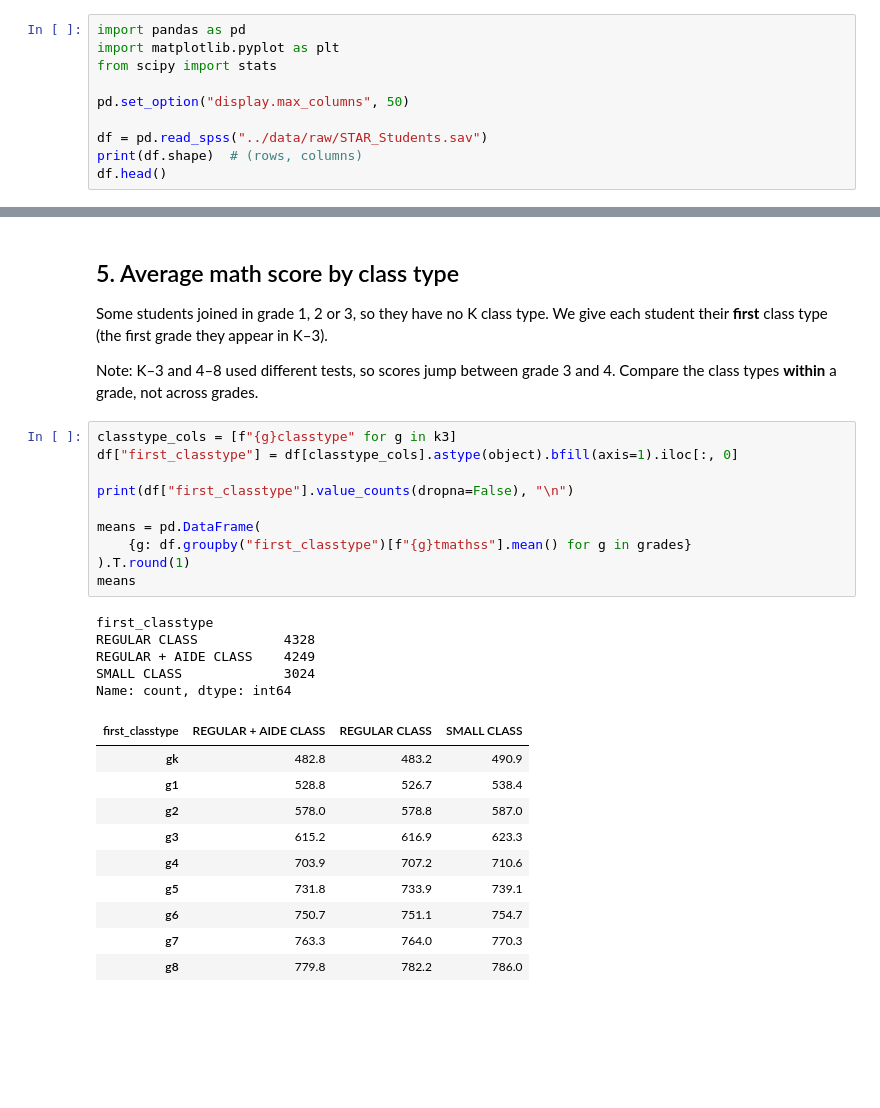
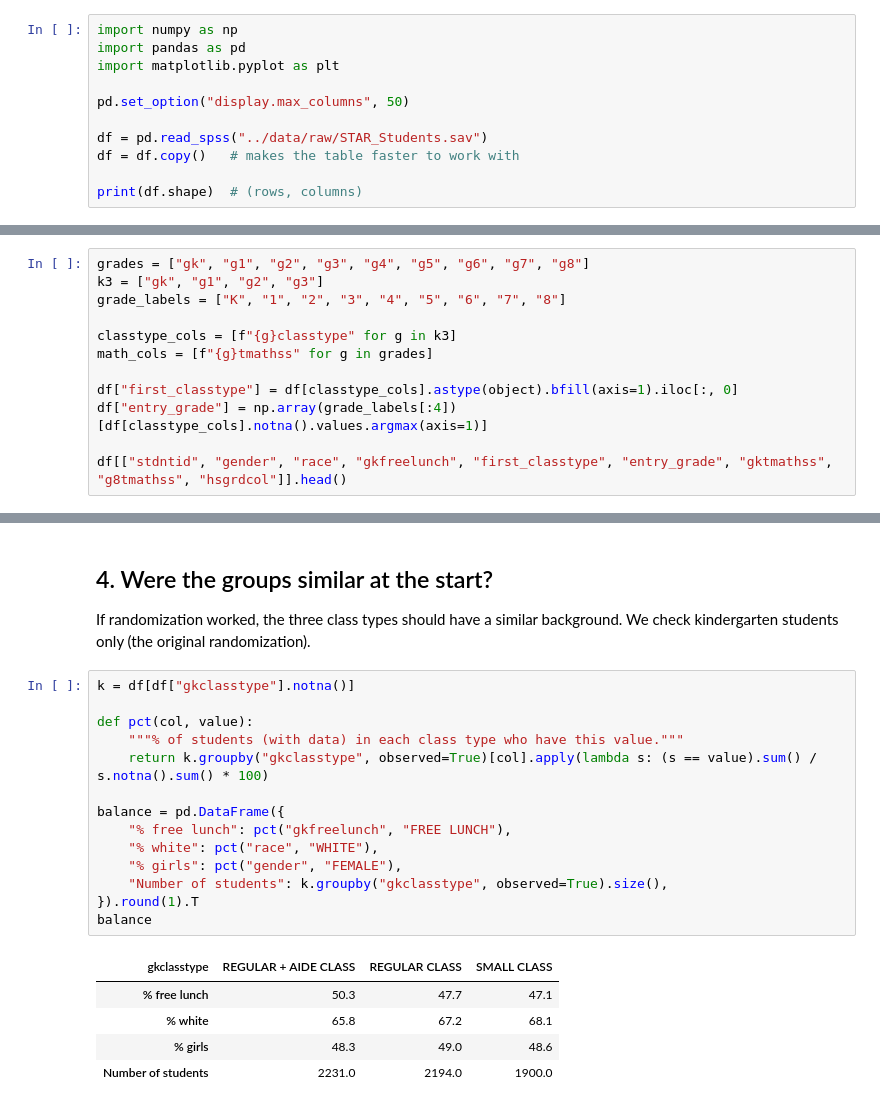
Before and after one commit to itai-wachtel/star-stat-project, a Jupyter notebook: notebooks/01_explore_data.ipynb, the cells around one changed output, grey strips where cells are left out. Cells and saved outputs as stored; diff of their text form; blank space fills up the shorter version.

```diff
--- a/notebooks/01_explore_data.ipynb
+++ b/notebooks/01_explore_data.ipynb
@@ -10,11 +22,12 @@ Each row is one student. Put `STAR_Students.sav` in `data/raw/` before running.
 # %%
+import numpy as np
 import pandas as pd
 import matplotlib.pyplot as plt
-from scipy import stats
 
 pd.set_option("display.max_columns", 50)
 
 df = pd.read_spss("../data/raw/STAR_Students.sav")
+df = df.copy()   # makes the table faster to work with
+
 print(df.shape)  # (rows, columns)
-df.head()
 # %% [output]
@@ -102,0 +58,12 @@ dtype: int64
+# %%
+grades = ["gk", "g1", "g2", "g3", "g4", "g5", "g6", "g7", "g8"]
+k3 = ["gk", "g1", "g2", "g3"]
+grade_labels = ["K", "1", "2", "3", "4", "5", "6", "7", "8"]
+
+classtype_cols = [f"{g}classtype" for g in k3]
+math_cols = [f"{g}tmathss" for g in grades]
+
+df["first_classtype"] = df[classtype_cols].astype(object).bfill(axis=1).iloc[:, 0]
+df["entry_grade"] = np.array(grade_labels[:4])[df[classtype_cols].notna().values.argmax(axis=1)]
+
+df[["stdntid", "gender", "race", "gkfreelunch", "first_classtype", "entry_grade", "gktmathss", "g8tmathss", "hsgrdcol"]].head()
@@ -103,34 +120,25 @@ dtype: int64
 # %% [markdown]
-## 5. Average math score by class type
+## 4. Were the groups similar at the start?
 
-Some students joined in grade 1, 2 or 3, so they have no K class type.
-We give each student their **first** class type (the first grade they appear in K–3).
-
-Note: K–3 and 4–8 used different tests, so scores jump between grade 3 and 4.
-Compare the class types **within** a grade, not across grades.
+If randomization worked, the three class types should have a similar background.
+We check kindergarten students only (the original randomization).
 # %%
-classtype_cols = [f"{g}classtype" for g in k3]
-df["first_classtype"] = df[classtype_cols].astype(object).bfill(axis=1).iloc[:, 0]
+k = df[df["gkclasstype"].notna()]
 
-print(df["first_classtype"].value_counts(dropna=False), "\n")
+def pct(col, value):
+    """% of students (with data) in each class type who have this value."""
+    return k.groupby("gkclasstype", observed=True)[col].apply(lambda s: (s == value).sum() / s.notna().sum() * 100)
 
-means = pd.DataFrame(
-    {g: df.groupby("first_classtype")[f"{g}tmathss"].mean() for g in grades}
-).T.round(1)
-means
+balance = pd.DataFrame({
+    "% free lunch": pct("gkfreelunch", "FREE LUNCH"),
+    "% white": pct("race", "WHITE"),
+    "% girls": pct("gender", "FEMALE"),
+    "Number of students": k.groupby("gkclasstype", observed=True).size(),
+}).round(1).T
+balance
 # %% [output]
-first_classtype
-REGULAR CLASS           4328
-REGULAR + AIDE CLASS    4249
-SMALL CLASS             3024
-Name: count, dtype: int64
-| first_classtype | REGULAR + AIDE CLASS | REGULAR CLASS | SMALL CLASS |
-| gk | 482.8 | 483.2 | 490.9 |
-| g1 | 528.8 | 526.7 | 538.4 |
-| g2 | 578.0 | 578.8 | 587.0 |
-| g3 | 615.2 | 616.9 | 623.3 |
-| g4 | 703.9 | 707.2 | 710.6 |
-| g5 | 731.8 | 733.9 | 739.1 |
-| g6 | 750.7 | 751.1 | 754.7 |
-| g7 | 763.3 | 764.0 | 770.3 |
-| g8 | 779.8 | 782.2 | 786.0 |
+| gkclasstype | REGULAR + AIDE CLASS | REGULAR CLASS | SMALL CLASS |
+| % free lunch | 50.3 | 47.7 | 47.1 |
+| % white | 65.8 | 67.2 | 68.1 |
+| % girls | 48.3 | 49.0 | 48.6 |
+| Number of students | 2231.0 | 2194.0 | 1900.0 |
```
Also changed, not shown: parts of 30 cells of this notebook, 2 other files.
